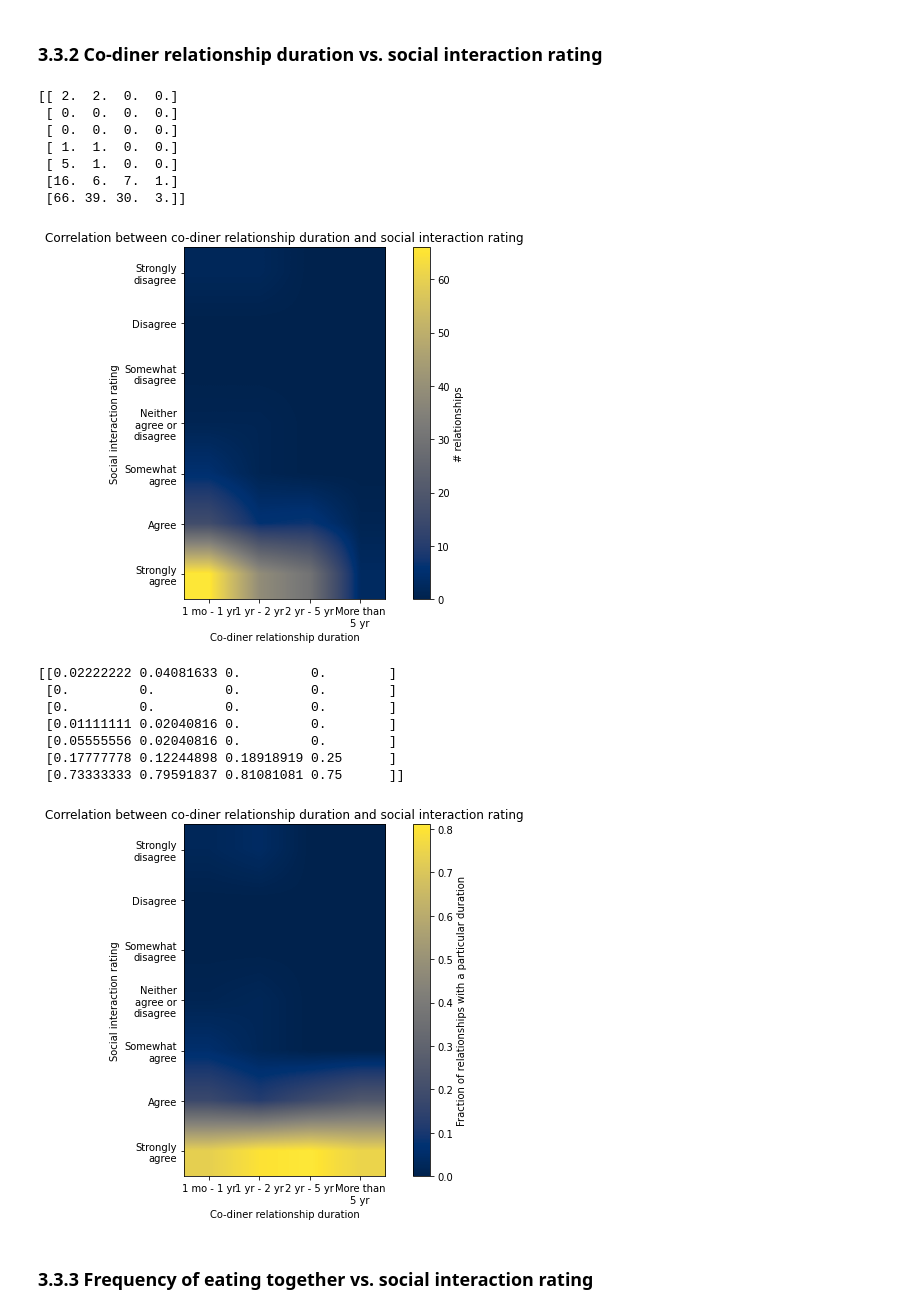
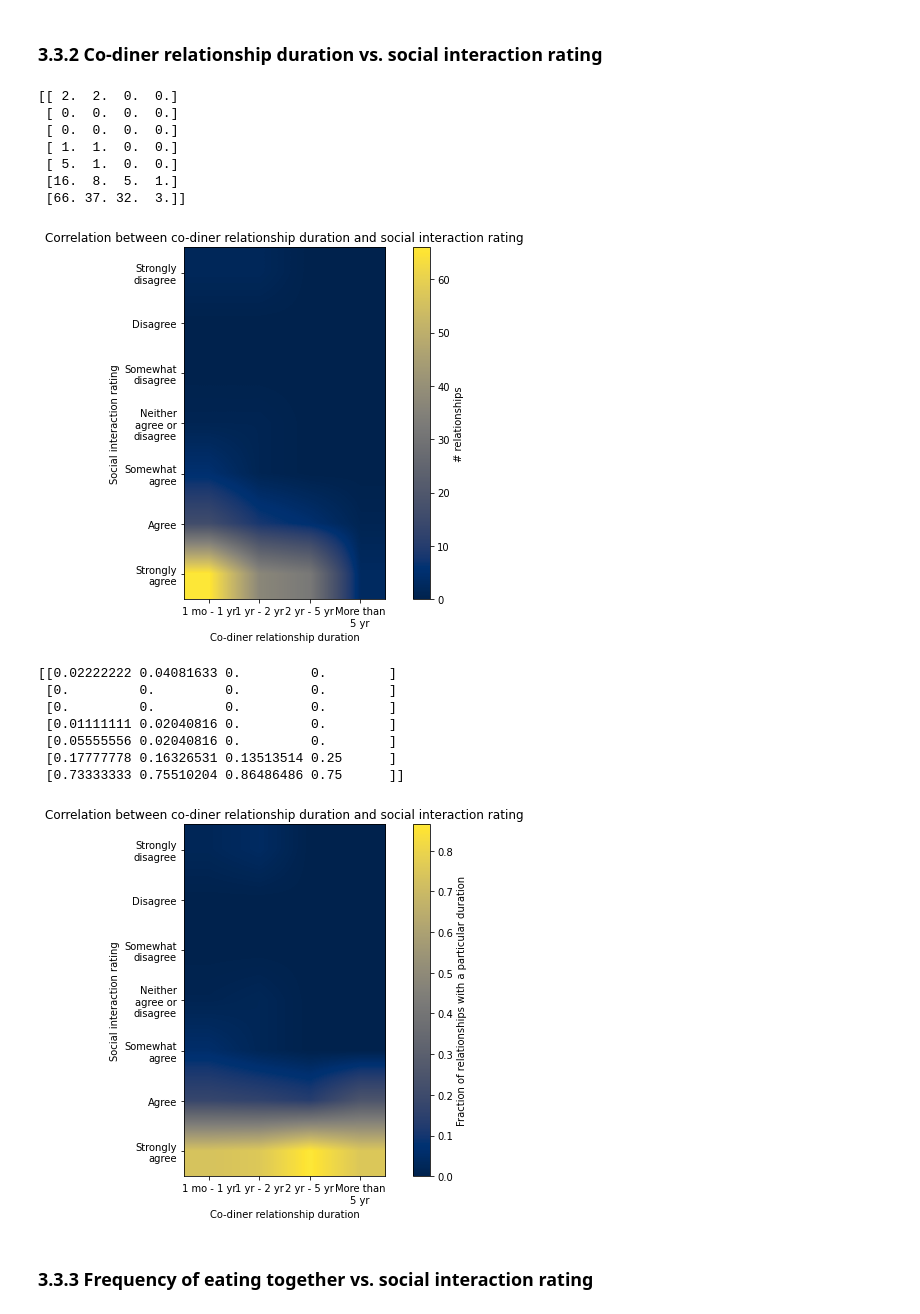
Before and after one commit to empriselab/social-dining, a Jupyter notebook: src/analysis/questionnaires_stats.ipynb, the cells around one changed output. Cells and saved outputs as stored; diff of their text form; code cells hidden in the pictures.

```diff
--- a/src/analysis/questionnaires_stats.ipynb
+++ b/src/analysis/questionnaires_stats.ipynb
@@ -986,7 +978,7 @@ rating_labels = {
 }
 participant_counts = np.zeros((len(rating_labels), len(rating_labels)))
 
-for food_rating_label, social_interaction_rating_label in zip(post_df['Q1_3'][2:], post_df['Q1_2'][2:]):
+for food_rating_label, social_interaction_rating_label in zip(post_df['Q1_3'], post_df['Q1_2']):
 
     idx_x = np.where(np.array(list(rating_labels.keys())) == food_rating_label)[0]
     idx_y = np.where(np.array(list(rating_labels.keys())) == social_interaction_rating_label)[0]
@@ -1068,7 +1060,7 @@ rating_labels = {
 }
 participant_counts = np.zeros((len(rating_labels), len(rating_labels)))
 
-for food_rating_label, overall_experience_rating_label in zip(post_df['Q1_3'][2:], post_df['Q1_1'][2:]):
+for food_rating_label, overall_experience_rating_label in zip(post_df['Q1_3'], post_df['Q1_1']):
 
     idx_x = np.where(np.array(list(rating_labels.keys())) == food_rating_label)[0]
     idx_y = np.where(np.array(list(rating_labels.keys())) == overall_experience_rating_label)[0]
@@ -1150,7 +1142,7 @@ rating_labels = {
 }
 participant_counts = np.zeros((len(rating_labels), len(rating_labels)))
 
-for social_interaction_rating_label, overall_experience_rating_label in zip(post_df['Q1_2'][2:], post_df['Q1_1'][2:]):
+for social_interaction_rating_label, overall_experience_rating_label in zip(post_df['Q1_2'], post_df['Q1_1']):
 
     idx_x = np.where(np.array(list(rating_labels.keys())) == social_interaction_rating_label)[0]
     idx_y = np.where(np.array(list(rating_labels.keys())) == overall_experience_rating_label)[0]
@@ -1236,7 +1228,7 @@ rating_labels = {
 relationship_counts = np.zeros((len(rating_labels), len(relationship_type_labels)))
 
 for side in ['L', 'R']:
-    for relationship_type_label, rating_label in zip(pre_df[f'{side}1'][2:], post_df['Q1_2'][2:]):
+    for relationship_type_label, rating_label in zip(pre_df[f'{side}1'], post_df['Q1_2']):
 
         idx_x = np.where(np.array(list(relationship_type_labels.keys())) == relationship_type_label)[0]
         idx_y = np.where(np.array(list(rating_labels.keys())) == rating_label)[0]
@@ -1313,7 +1305,7 @@ rating_labels = {
 relationship_counts = np.zeros((len(rating_labels), len(relationship_duration_labels)))
 
 for side in ['L', 'R']:
-    for relationship_duration_label, rating_label in zip(pre_df[f'{side}2'][2:], post_df['Q1_2'][2:]):
+    for relationship_duration_label, rating_label in zip(pre_df[f'{side}2'], post_df['Q1_2']):
 
         idx_x = np.where(np.array(list(relationship_duration_labels.keys())) == relationship_duration_label)[0]
         idx_y = np.where(np.array(list(rating_labels.keys())) == rating_label)[0]
@@ -1337,38 +1329,38 @@ plt.show()
 
 # Normalize by the total number of relationships with a particular duration
 relationship_counts = relationship_counts / np.sum(relationship_counts, axis=0)
 print(relationship_counts)
 plt.figure(figsize=(8, 6))
 plt.imshow(relationship_counts, cmap='cividis', origin='upper',
     interpolation='bilinear'
 )
 plt.colorbar(label='Fraction of relationships with a particular duration',
     # orientation='horizontal', location='top'
 )
 plt.xticks(np.arange(len(relationship_duration_labels.values())), relationship_duration_labels.values())
 plt.yticks(np.arange(len(rating_labels.values())), rating_labels.values())
 plt.xlabel('Co-diner relationship duration')
 plt.ylabel(f'Social interaction rating')
 plt.title('Correlation between co-diner relationship duration and social interaction rating')
 plt.tight_layout()
 plt.show()
 # %% [output]
 [[ 2.  2.  0.  0.]
  [ 0.  0.  0.  0.]
  [ 0.  0.  0.  0.]
  [ 1.  1.  0.  0.]
  [ 5.  1.  0.  0.]
- [16.  6.  7.  1.]
- [66. 39. 30.  3.]]
+ [16.  8.  5.  1.]
+ [66. 37. 32.  3.]]
 [figure]
 [[0.02222222 0.04081633 0.         0.        ]
  [0.         0.         0.         0.        ]
  [0.         0.         0.         0.        ]
  [0.01111111 0.02040816 0.         0.        ]
  [0.05555556 0.02040816 0.         0.        ]
- [0.17777778 0.12244898 0.18918919 0.25      ]
- [0.73333333 0.79591837 0.81081081 0.75      ]]
+ [0.17777778 0.16326531 0.13513514 0.25      ]
+ [0.73333333 0.75510204 0.86486486 0.75      ]]
-[figure, old version]
+[figure, new version]
 # %% [markdown]
 ### 3.3.3 Frequency of eating together vs. social interaction rating
 # %%
```
Also changed, not shown: parts of 28 cells of this notebook.
